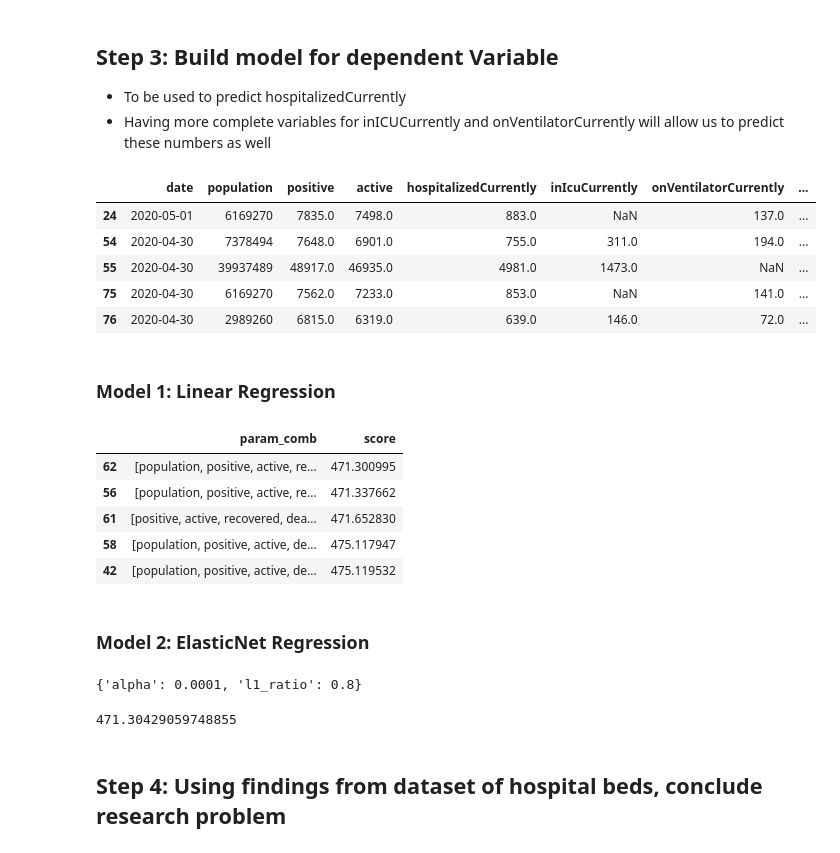
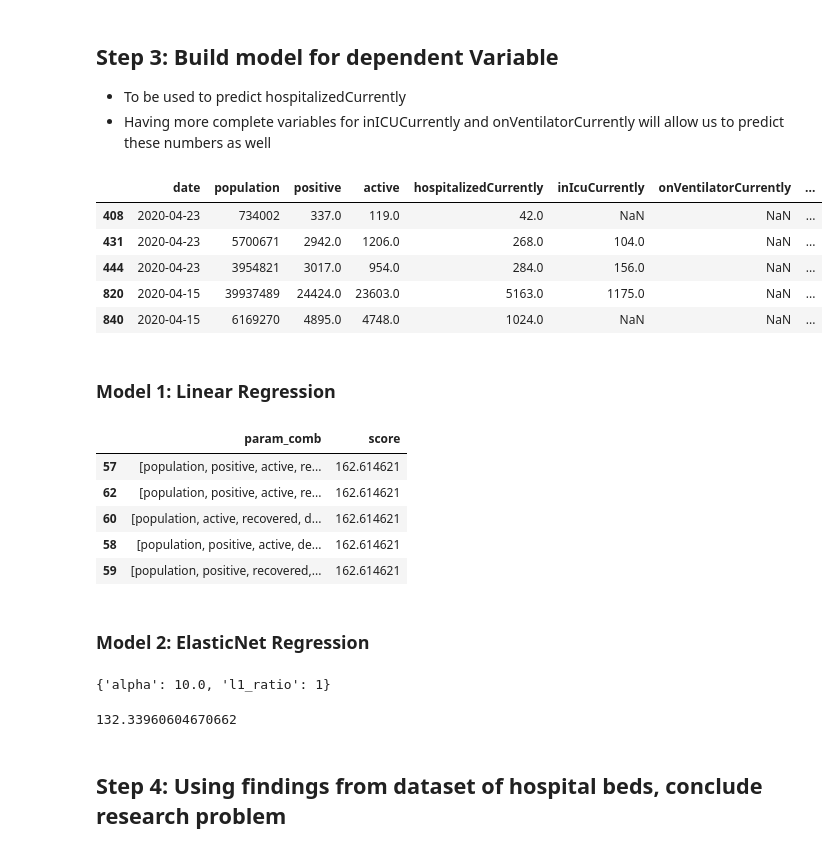
Before and after one commit to neilmizzi/COVID19, a Jupyter notebook: main.ipynb, the cells around one changed output. Drawn from its saved outputs; the diff is of its cells as text; code cells hidden in the pictures.

Commit message:
training df filtered out by 95% CI

```diff
--- a/main.ipynb
+++ b/main.ipynb
@@ -372,37 +372,39 @@ all_cases.to_csv('all_cases.csv')
 # %%
 # We are going to compare three models:
 # - Linear Regression
 # - Polynomial Regression
 # - ElasticNet
 
 # Copy DFs to not mess up original one
 # We will use model_df for our regression model
 model_df = all_cases.copy()
 
 # Delete redundant rows
 for row in ['abbrev', 'bedsPerThousand', 'hospitalized',
 'state', 'hospitalizedCumulative']:
     del model_df[row]
 
 # Drop NaN values for hospitalizedCurrently
 model_df = model_df.dropna(subset=['hospitalizedCurrently'])
 
 # Drop Values with low active-hospitalised ratio
 # TODO see if we can instead use this as a variable
 # TODO see if we can drop by bedsPerThousand instead
 model_df['ratio_hospital'] = model_df['hospitalizedCurrently'] / model_df['active']
-model_df = model_df[~(model_df['ratio_hospital'] <= model_df['ratio_hospital'].median())]
+model_df = model_df[~(model_df['ratio_hospital'] <= model_df.ratio_hospital.quantile(0.95))]
+
+#model_df = model_df[~(model_df['ratio_hospital'] <= model_df['ratio_hospital'].median())]
 del model_df['ratio_hospital']
 
 # Get peek of model to use
 model_df.head()
 # %% [output]
 |  | date | population | positive | active | hospitalizedCurrently | inIcuCurrently | onVentilatorCurrently | ... |
-| 24 | 2020-05-01 | 6169270 | 7835.0 | 7498.0 | 883.0 | NaN | 137.0 | ... |
-| 54 | 2020-04-30 | 7378494 | 7648.0 | 6901.0 | 755.0 | 311.0 | 194.0 | ... |
-| 55 | 2020-04-30 | 39937489 | 48917.0 | 46935.0 | 4981.0 | 1473.0 | NaN | ... |
-| 75 | 2020-04-30 | 6169270 | 7562.0 | 7233.0 | 853.0 | NaN | 141.0 | ... |
-| 76 | 2020-04-30 | 2989260 | 6815.0 | 6319.0 | 639.0 | 146.0 | 72.0 | ... |
+| 408 | 2020-04-23 | 734002 | 337.0 | 119.0 | 42.0 | NaN | NaN | ... |
+| 431 | 2020-04-23 | 5700671 | 2942.0 | 1206.0 | 268.0 | 104.0 | NaN | ... |
+| 444 | 2020-04-23 | 3954821 | 3017.0 | 954.0 | 284.0 | 156.0 | NaN | ... |
+| 820 | 2020-04-15 | 39937489 | 24424.0 | 23603.0 | 5163.0 | 1175.0 | NaN | ... |
+| 840 | 2020-04-15 | 6169270 | 4895.0 | 4748.0 | 1024.0 | NaN | NaN | ... |
 # %% [markdown]
 ### Model 1: Linear Regression
 # %%
@@ -445,18 +447,18 @@ mse_df = pd.DataFrame(mse_df)
 mse_df.sort_values(by='score', ascending=True).head()
 # %% [output]
 |  | param_comb | score |
-| 62 | [population, positive, active, re... | 471.300995 |
-| 56 | [population, positive, active, re... | 471.337662 |
-| 61 | [positive, active, recovered, dea... | 471.652830 |
-| 58 | [population, positive, active, de... | 475.117947 |
-| 42 | [population, positive, active, de... | 475.119532 |
+| 57 | [population, positive, active, re... | 162.614621 |
+| 62 | [population, positive, active, re... | 162.614621 |
+| 60 | [population, active, recovered, d... | 162.614621 |
+| 58 | [population, positive, active, de... | 162.614621 |
+| 59 | [population, positive, recovered,... | 162.614621 |
 # %% [markdown]
 ### Model 2: ElasticNet Regression
 # %%
 X = model_df[independent_cols]
 y = model_df['hospitalizedCurrently']
 
-X_train, X_test, y_train, y_test = train_test_split(X, y, test_size=0.2)
+X_train, X_test, y_train, y_test = train_test_split(X, y, test_size=0.1)
 
 # Seek best params like we seek the COVID vaccine
 elastic = ElasticNet(normalize=True, max_iter=100000000)
@@ -468,17 +470,19 @@ search=GridSearchCV(estimator=elastic,param_grid={
     refit=True,
     cv=10)
 
-search.fit(X,y)
+search.fit(X_train,y_train)
 search.best_params_
 # %% [output]
-{'alpha': 0.0001, 'l1_ratio': 0.8}
+{'alpha': 10.0, 'l1_ratio': 1}
 # %%
-elastic = ElasticNet(normalize=True, alpha=0.01, l1_ratio=1, max_iter=100000000)
+elastic = ElasticNet(normalize=True, alpha=10, l1_ratio=1, max_iter=100000000)
 
-elastic.fit(X,y)
-second_model=(np.sqrt(mean_squared_error(y_true=y,y_pred=elastic.predict(X))))
+elastic.fit(X_train,y_train)
+
+second_model=(np.sqrt(mean_squared_error(y_true=y_test,y_pred=elastic.predict(X_test))))
+
 second_model
 # %% [output]
-471.30429059748855
+132.33960604670662
 # %% [markdown]
 ## Step 4: Using findings from dataset of hospital beds, conclude research problem
```
